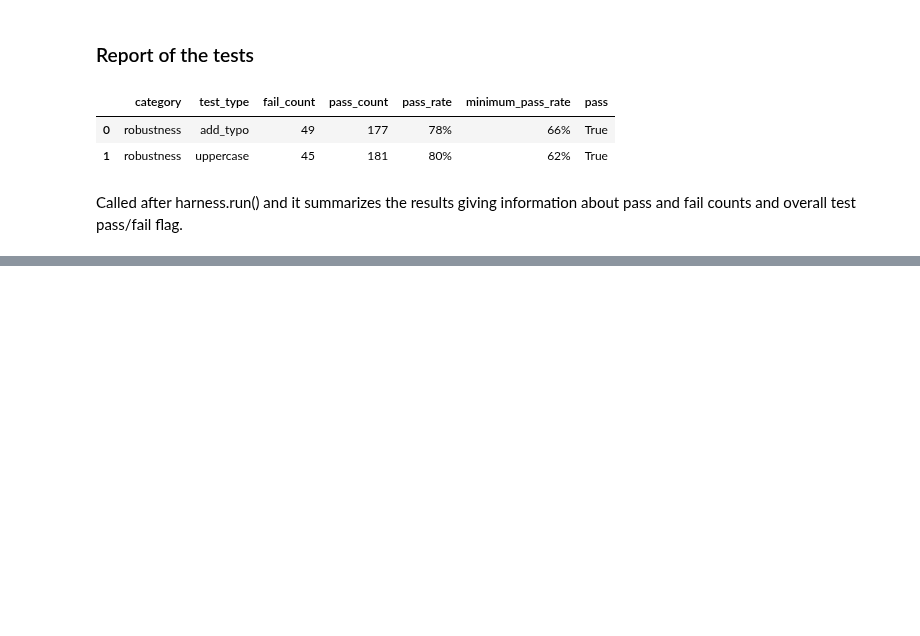
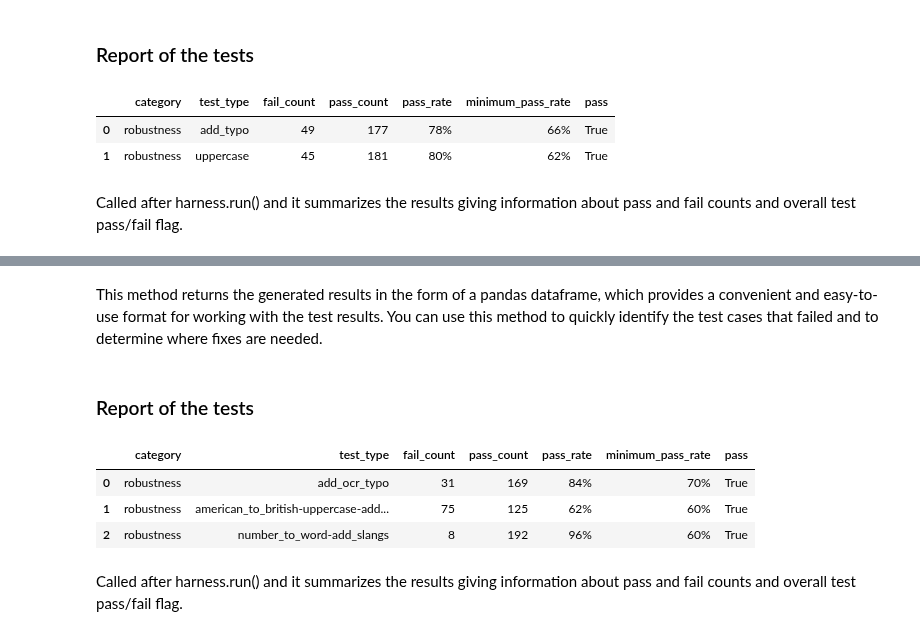
Before and after one commit to JohnSnowLabs/langtest, a Jupyter notebook: demo/tutorials/test-specific-notebooks/Robustness_DEMO.ipynb, the cells around one changed output, grey strips where cells are left out. Drawn from its saved outputs; the diff is of its cells as text; code cells hidden in the pictures; blank space fills up the shorter version.

```diff
--- a/demo/tutorials/test-specific-notebooks/Robustness_DEMO.ipynb
+++ b/demo/tutorials/test-specific-notebooks/Robustness_DEMO.ipynb
@@ -190,0 +308,13 @@ Called after harness.run() and it summarizes the results giving information abou
+# %% [markdown]
+This method returns the generated results in the form of a pandas dataframe, which provides a convenient and easy-to-use format for working with the test results. You can use this method to quickly identify the test cases that failed and to determine where fixes are needed.
+# %% [markdown]
+### Report of the tests
+# %%
+harness.report()
+# %% [output]
+|  | category | test_type | fail_count | pass_count | pass_rate | minimum_pass_rate | pass |
+| 0 | robustness | add_ocr_typo | 31 | 169 | 84% | 70% | True |
+| 1 | robustness | american_to_british-uppercase-add... | 75 | 125 | 62% | 60% | True |
+| 2 | robustness | number_to_word-add_slangs | 8 | 192 | 96% | 60% | True |
+# %% [markdown]
+Called after harness.run() and it summarizes the results giving information about pass and fail counts and overall test pass/fail flag.
```
Also changed, not shown: parts of 14 cells of this notebook.
